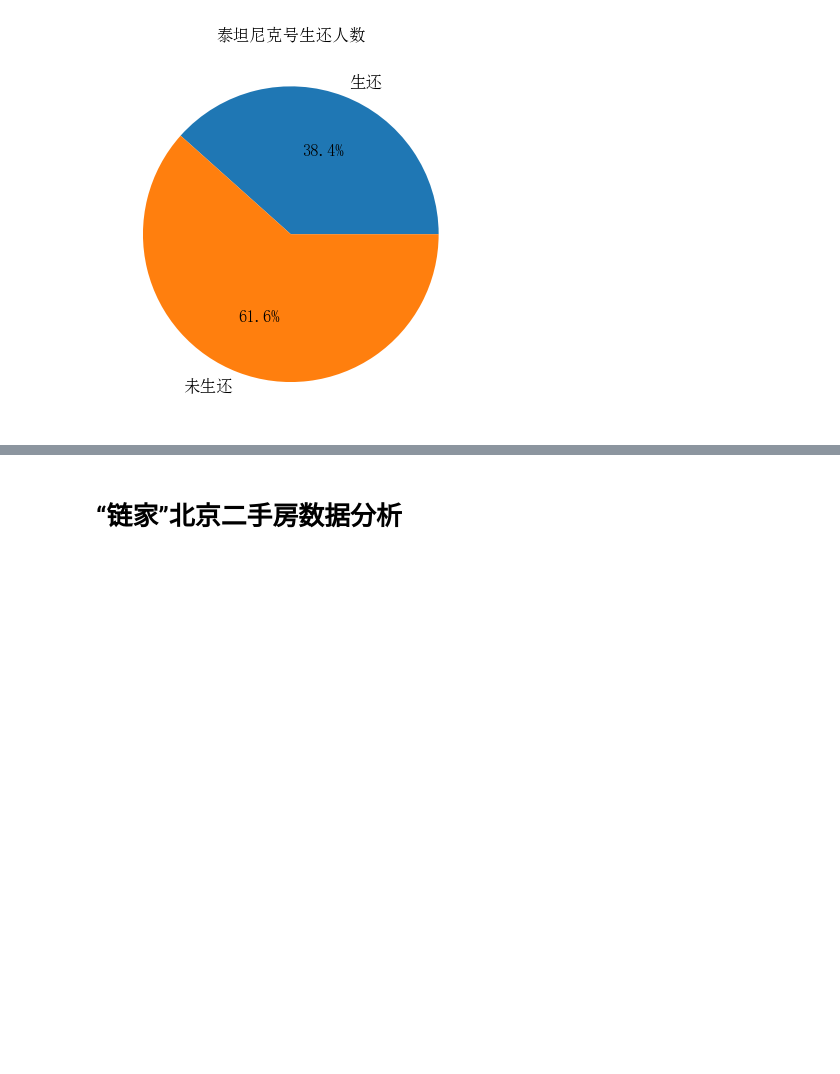
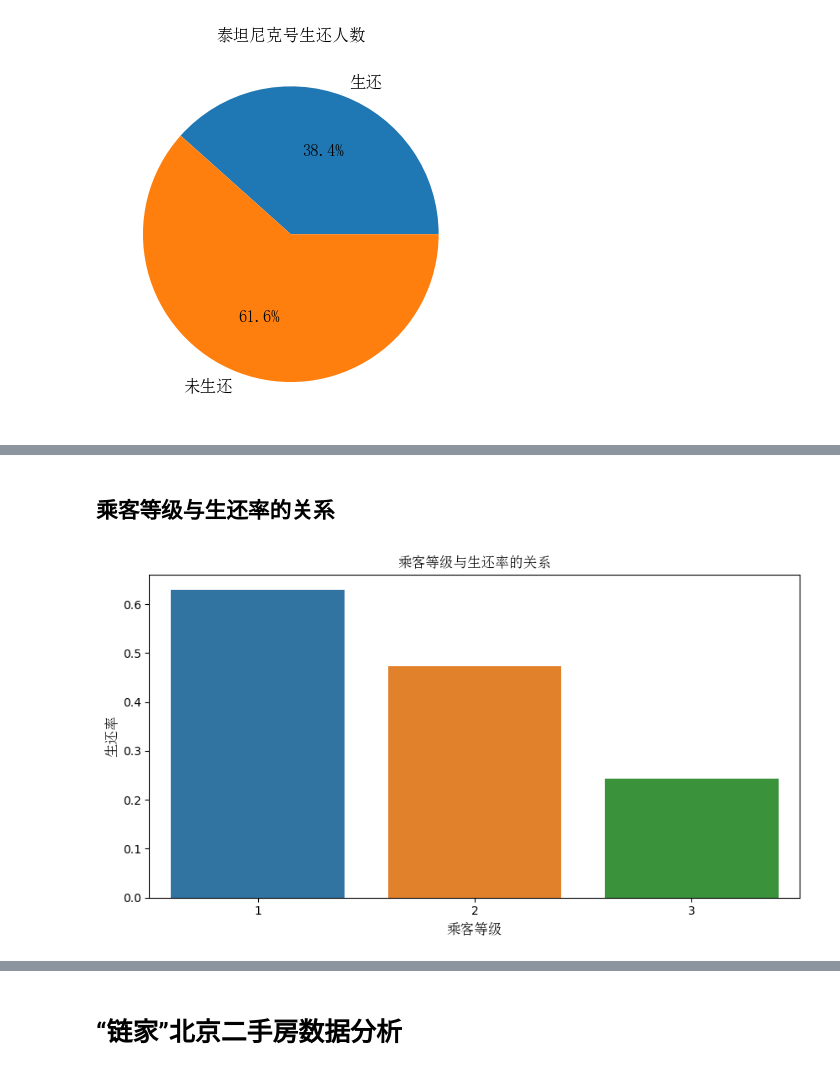
Before and after one commit to inspireMeNow/python-practice, a Jupyter notebook: day13/main.ipynb, the cells around one changed output, grey strips where cells are left out. Drawn from its saved outputs; the diff is of its cells as text; code cells hidden in the pictures; blank space fills up the shorter version.

```diff
--- a/day13/main.ipynb
+++ b/day13/main.ipynb
@@ -35,0 +75,13 @@ plt.show()
+# %% [markdown]
+## 乘客等级与生还率的关系
+# %%
+import numpy as np
+import seaborn as sns
+plt.figure(figsize=(10, 5))
+sns.barplot(x='Pclass', y='Survived', data=data, errorbar=None)
+plt.title('乘客等级与生还率的关系',fontproperties=font)
+plt.xlabel('乘客等级', fontproperties=font)
+plt.ylabel('生还率', fontproperties=font)
+plt.show()
+# %% [output]
+[figure, added]
```
Also changed, not shown: parts of 21 cells of this notebook.
